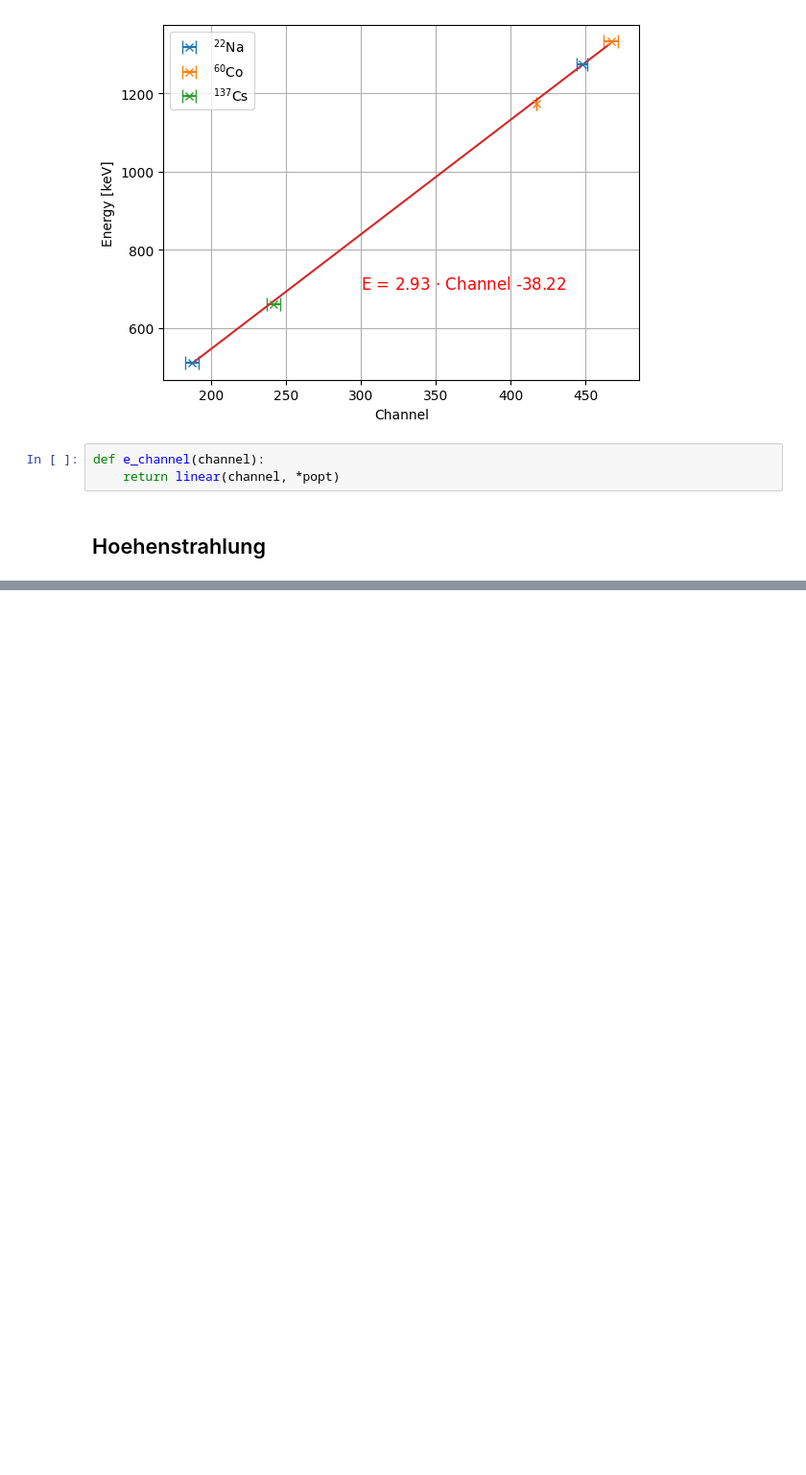
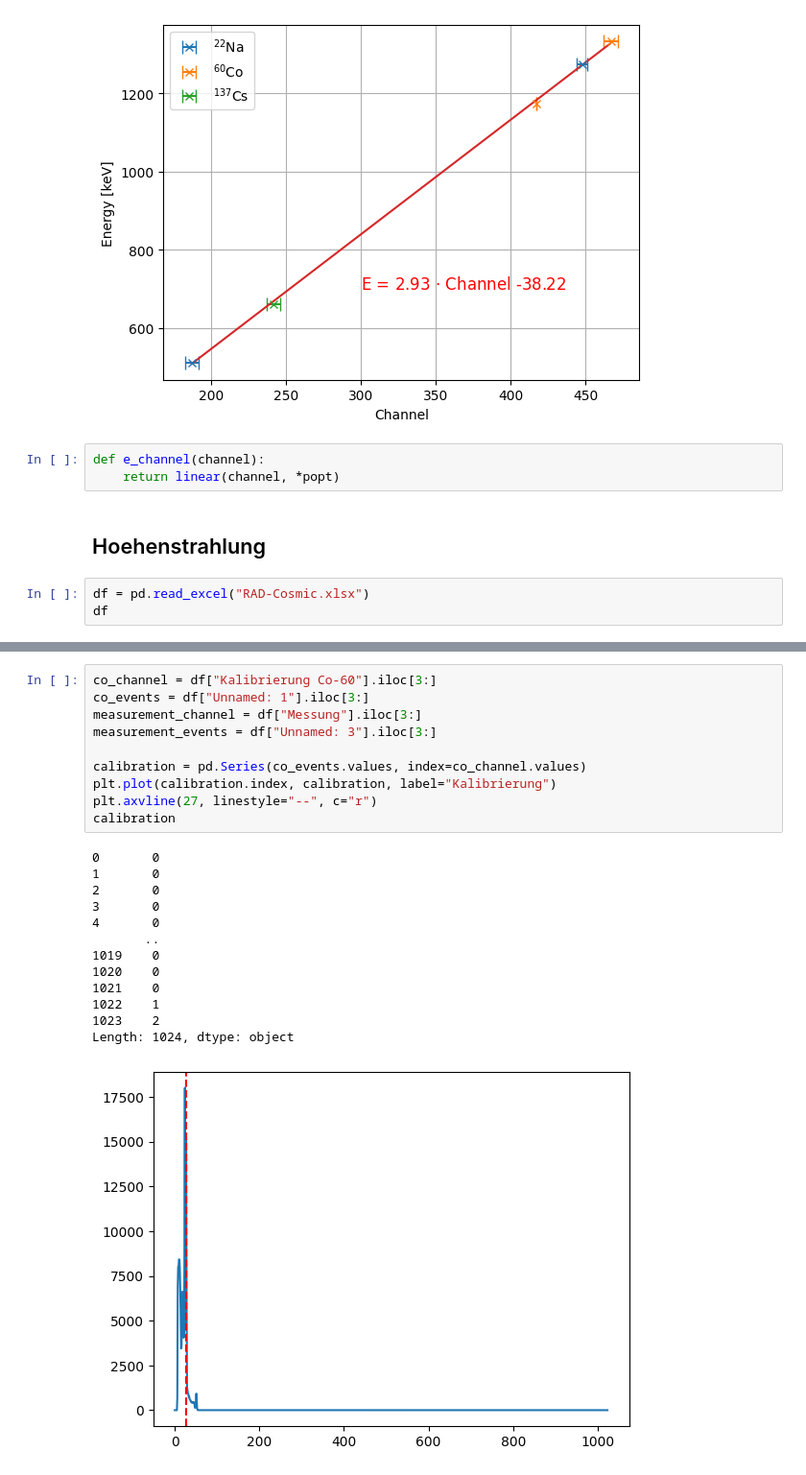
Before and after one commit to RombusBombus/AP3, a Jupyter notebook: RAD/RAD.ipynb, the cells around one changed output, grey strips where cells are left out. Shown: that part at 96% size. Cells and saved outputs as stored; diff of their text form; blank space fills up the shorter version.

```diff
--- a/RAD/RAD.ipynb
+++ b/RAD/RAD.ipynb
@@ -166,3 +166,6 @@ def e_channel(channel):
     return linear(channel, *popt)
 # %% [markdown]
 ## Hoehenstrahlung
+# %%
+df = pd.read_excel("RAD-Cosmic.xlsx")
+df
@@ -168,0 +186,24 @@ def e_channel(channel):
+# %%
+co_channel = df["Kalibrierung Co-60"].iloc[3:]
+co_events = df["Unnamed: 1"].iloc[3:]
+measurement_channel = df["Messung"].iloc[3:]
+measurement_events = df["Unnamed: 3"].iloc[3:]
+
+calibration = pd.Series(co_events.values, index=co_channel.values)
+plt.plot(calibration.index, calibration, label="Kalibrierung")
+plt.axvline(27, linestyle="--", c="r")
+calibration
+# %% [output]
+0       0
+1       0
+2       0
+3       0
+4       0
+       ..
+1019    0
+1020    0
+1021    0
+1022    1
+1023    2
+Length: 1024, dtype: object
+[figure, added]
```
Also changed, not shown: parts of 4 cells of this notebook, 1 other file.
